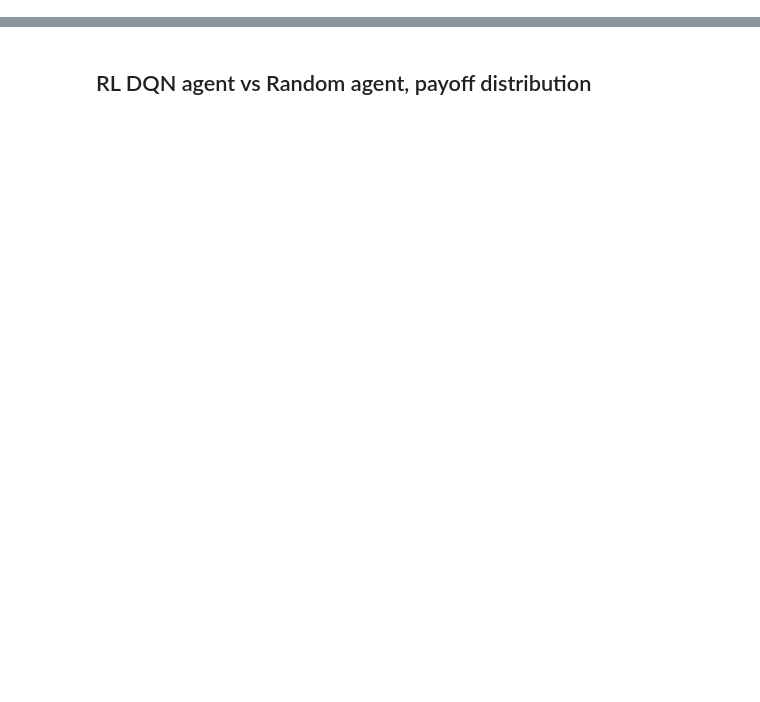
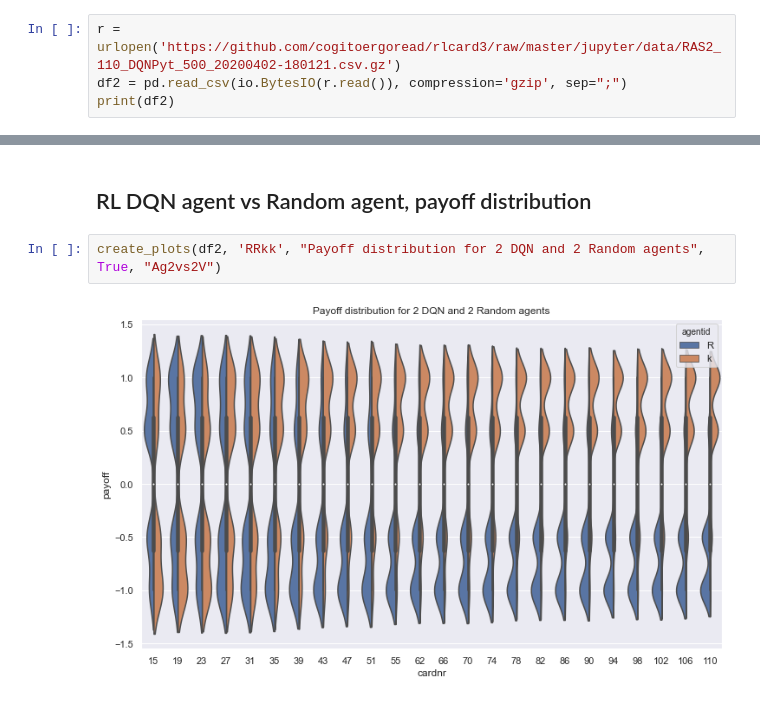
Before and after one commit to cogitoergoread/rlcard3, a Jupyter notebook: jupyter/rl-ai-zaro-varga-jozsef.ipynb, the cells around one changed output, grey strips where cells are left out. Drawn from its saved outputs; the diff is of its cells as text; blank space fills up the shorter version.

```diff
--- a/jupyter/rl-ai-zaro-varga-jozsef.ipynb
+++ b/jupyter/rl-ai-zaro-varga-jozsef.ipynb
@@ -200,0 +205,4 @@ create_plots(df, 'MMRR', "Mean payoff for 2 Random and 2 Min agents", False, "Ag
+# %%
+r = urlopen('https://github.com/cogitoergoread/rlcard3/raw/master/jupyter/data/RAS2_110_DQNPyt_500_20200402-180121.csv.gz')
+df2 = pd.read_csv(io.BytesIO(r.read()), compression='gzip', sep=";")
+print(df2)
@@ -201,2 +224,6 @@ create_plots(df, 'MMRR', "Mean payoff for 2 Random and 2 Min agents", False, "Ag
 # %% [markdown]
 ## RL DQN agent vs Random agent, payoff distribution
+# %%
+create_plots(df2, 'RRkk', "Payoff distribution for 2 DQN and 2 Random agents", True, "Ag2vs2V")
+# %% [output]
+[figure, added]
```
Also changed, not shown: parts of 7 cells of this notebook, 1 other file.
